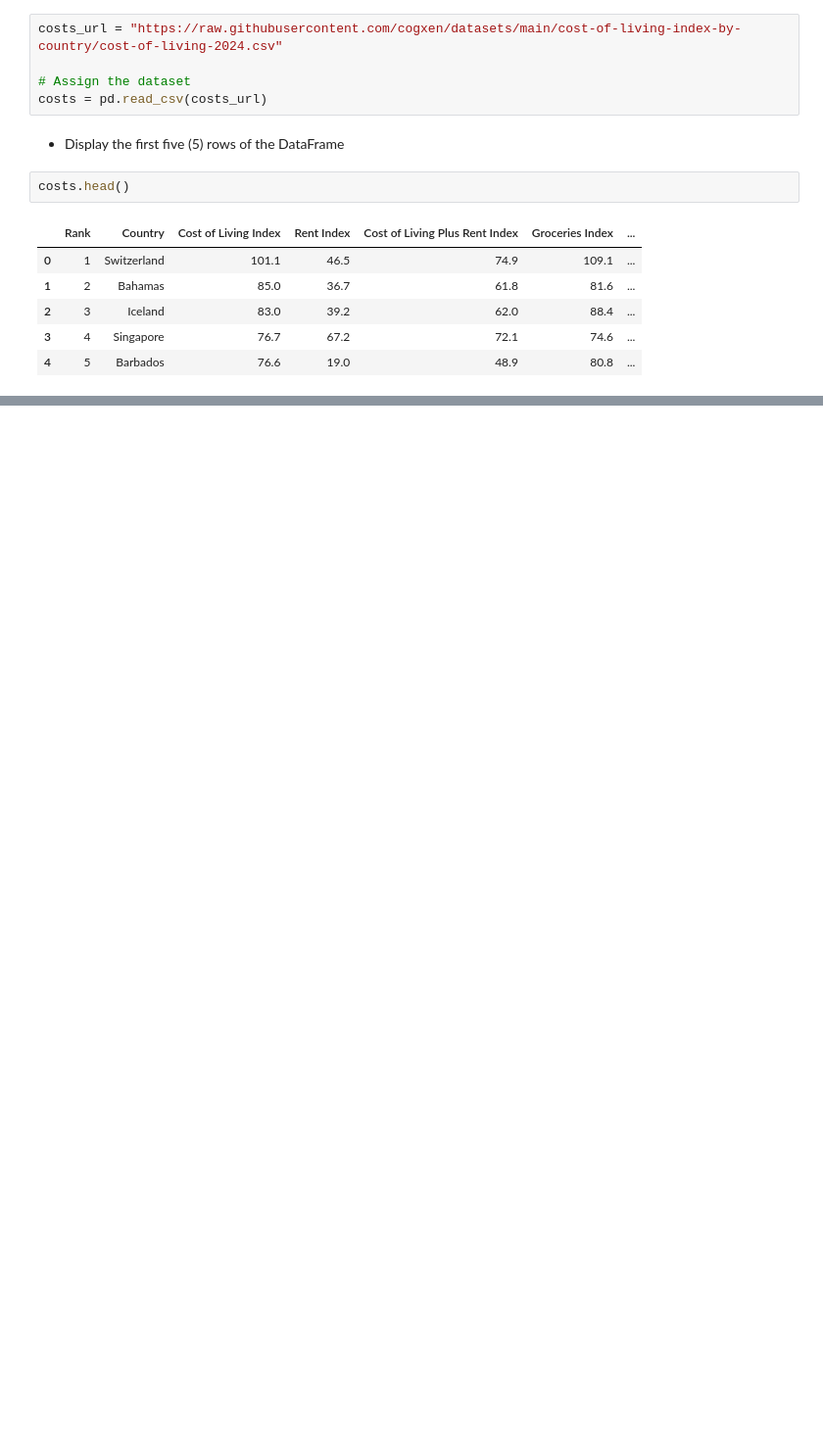
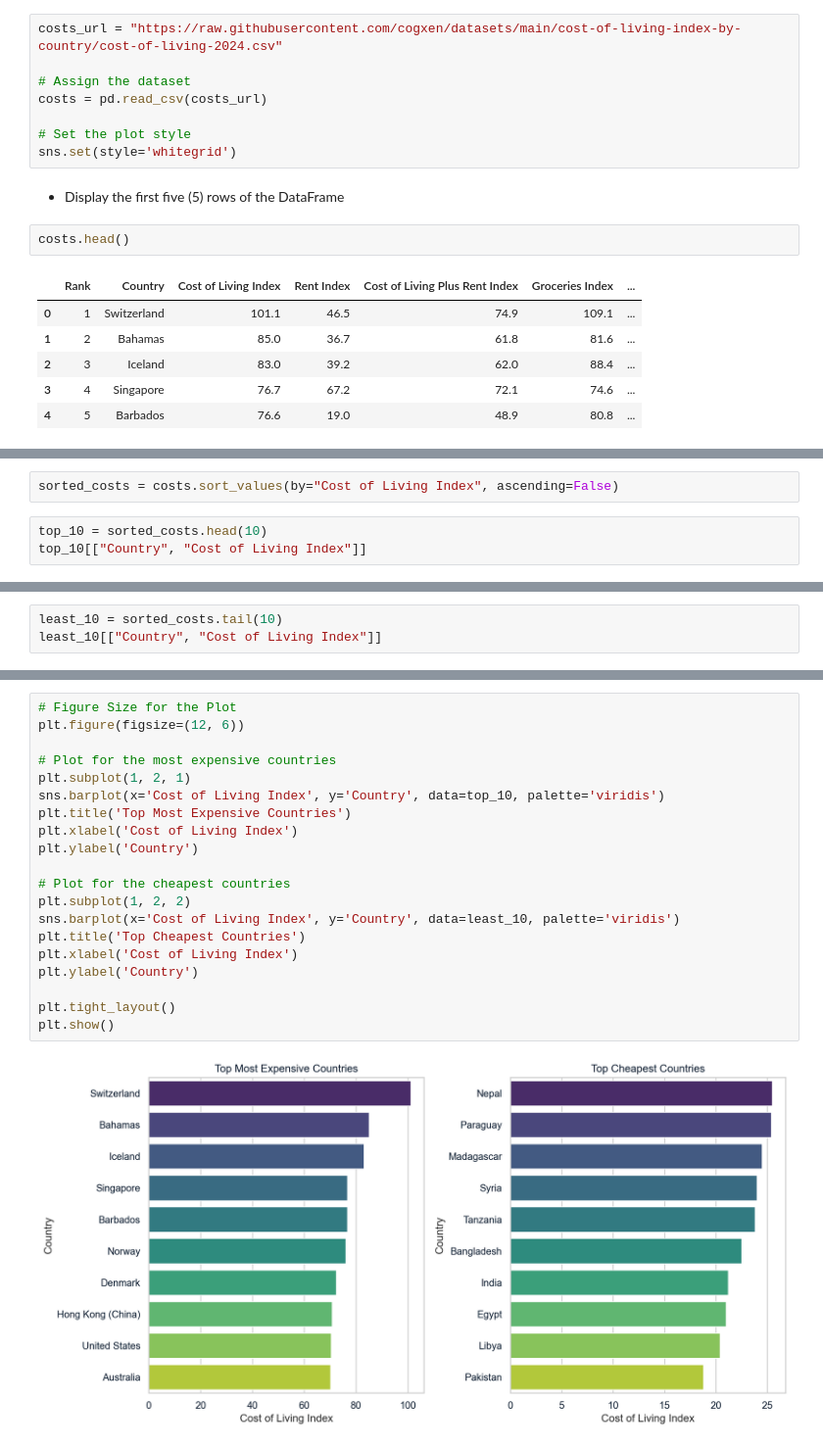
Before and after one commit to cogxen/notebooks, a Jupyter notebook: cost-of-living-index-by-country/report.ipynb, the cells around one changed output, grey strips where cells are left out. Shown at 98% size. Cells and saved outputs as stored; diff of their text form; blank space fills up the shorter version.

```diff
--- a/cost-of-living-index-by-country/report.ipynb
+++ b/cost-of-living-index-by-country/report.ipynb
@@ -25,6 +29,9 @@ costs_url = "https://raw.githubusercontent.com/cogxen/datasets/main/cost-of-livi
 
 # Assign the dataset
 costs = pd.read_csv(costs_url)
+
+# Set the plot style
+sns.set(style='whitegrid')
 # %% [markdown]
 - Display the first five (5) rows of the DataFrame
 # %%
@@ -38,0 +49,5 @@ costs.head()
+# %%
+sorted_costs = costs.sort_values(by="Cost of Living Index", ascending=False)
+# %%
+top_10 = sorted_costs.head(10)
+top_10[["Country", "Cost of Living Index"]]
@@ -38,0 +70,3 @@ costs.head()
+# %%
+least_10 = sorted_costs.tail(10)
+least_10[["Country", "Cost of Living Index"]]
@@ -38,0 +92,22 @@ costs.head()
+# %%
+# Figure Size for the Plot
+plt.figure(figsize=(12, 6))
+
+# Plot for the most expensive countries
+plt.subplot(1, 2, 1)
+sns.barplot(x='Cost of Living Index', y='Country', data=top_10, palette='viridis')
+plt.title('Top Most Expensive Countries')
+plt.xlabel('Cost of Living Index')
+plt.ylabel('Country')
+
+# Plot for the cheapest countries
+plt.subplot(1, 2, 2)
+sns.barplot(x='Cost of Living Index', y='Country', data=least_10, palette='viridis')
+plt.title('Top Cheapest Countries')
+plt.xlabel('Cost of Living Index')
+plt.ylabel('Country')
+
+plt.tight_layout()
+plt.show()
+# %% [output]
+[figure, added]
```
Also changed, not shown: parts of 71 cells of this notebook.
